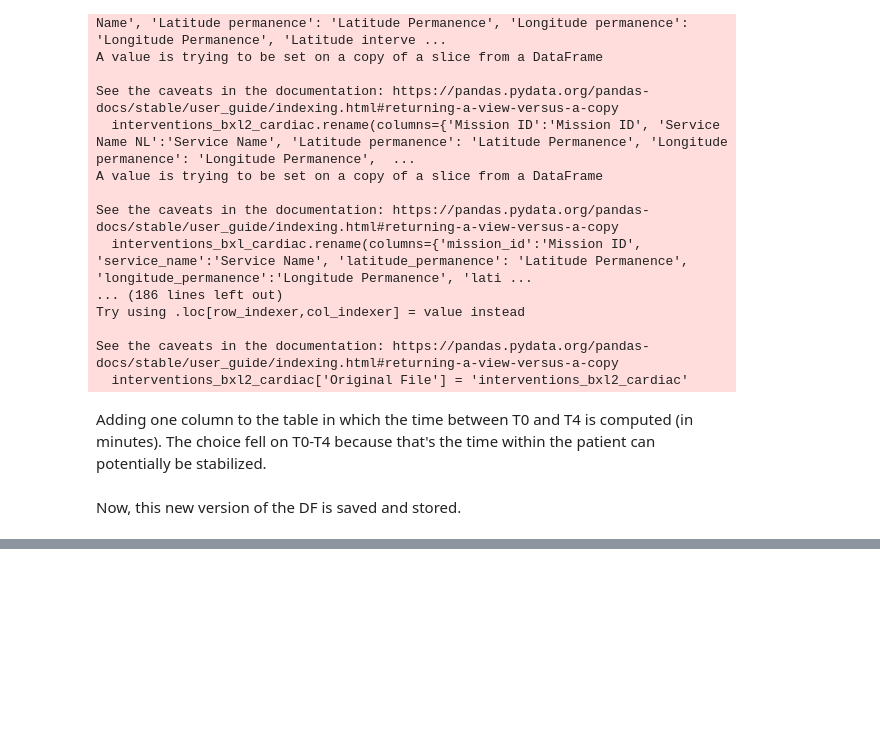
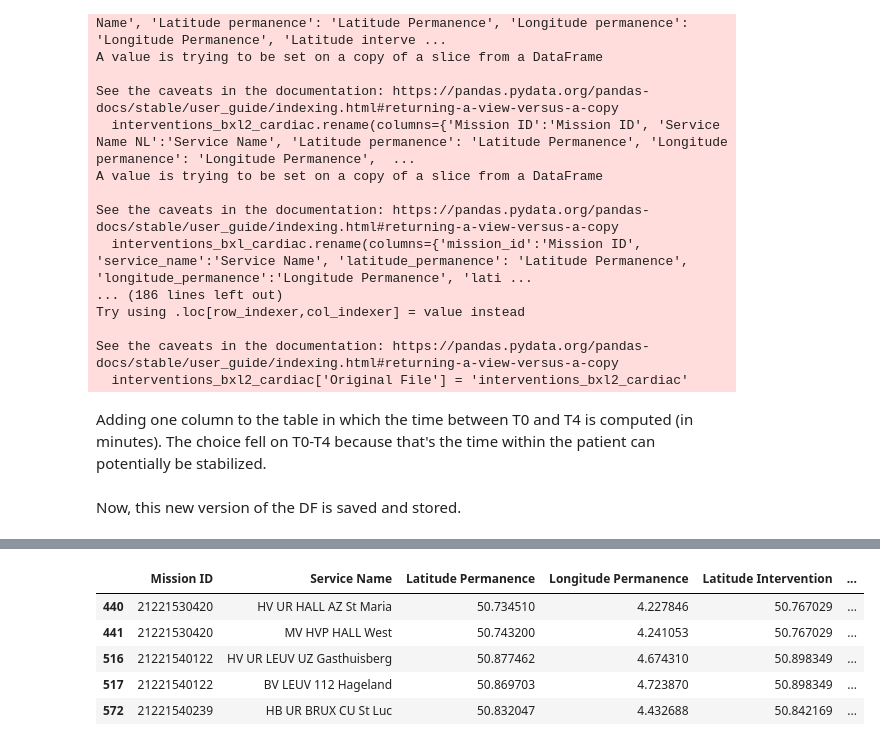
Before and after one commit to andreamoglianesi/MDA_project_team_Uganda, a Jupyter notebook: Project_code.ipynb, the cells around one changed output, grey strips where cells are left out. Drawn from its saved outputs; the diff is of its cells as text; code cells hidden in the pictures; blank space fills up the shorter version.

```diff
--- a/Project_code.ipynb
+++ b/Project_code.ipynb
@@ -384,0 +397,14 @@ cardiac_interventions.to_csv("C:/Users/MOGLIANA/OneDrive - VITO/Desktop/MDA Proj
+# %%
+condition1 = (cardiac_interventions['T3_T0_difference_minutes'] >= 0) & (cardiac_interventions['T3_T0_difference_minutes'] <= 180)
+condition2 = ~cardiac_interventions['Abandon Reason'].isin(['Error', 'Geannuleerd', 'Kwaadwillig', 'Vervoerd door derden', 'Vervoerd door politie', 'Zonder patient'])
+
+filtered_cardiac_interventions = cardiac_interventions[condition1 & condition2]
+
+filtered_cardiac_interventions.head(5)
+# %% [output]
+|  | Mission ID | Service Name | Latitude Permanence | Longitude Permanence | Latitude Intervention | ... |
+| 440 | 21221530420 | HV UR HALL AZ St Maria | 50.734510 | 4.227846 | 50.767029 | ... |
+| 441 | 21221530420 | MV HVP HALL West | 50.743200 | 4.241053 | 50.767029 | ... |
+| 516 | 21221540122 | HV UR LEUV UZ Gasthuisberg | 50.877462 | 4.674310 | 50.898349 | ... |
+| 517 | 21221540122 | BV LEUV 112 Hageland | 50.869703 | 4.723870 | 50.898349 | ... |
+| 572 | 21221540239 | HB UR BRUX CU St Luc | 50.832047 | 4.432688 | 50.842169 | ... |
```
Also changed, not shown: parts of 14 cells of this notebook, 6 other files.
